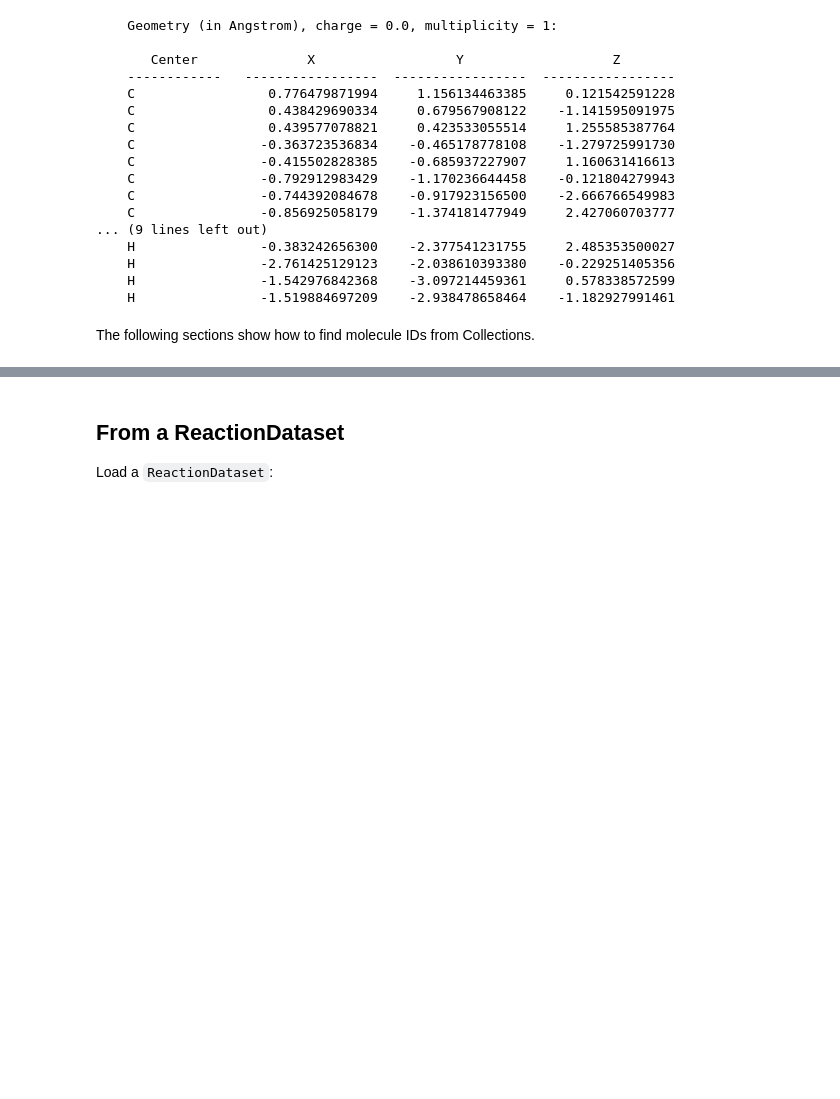
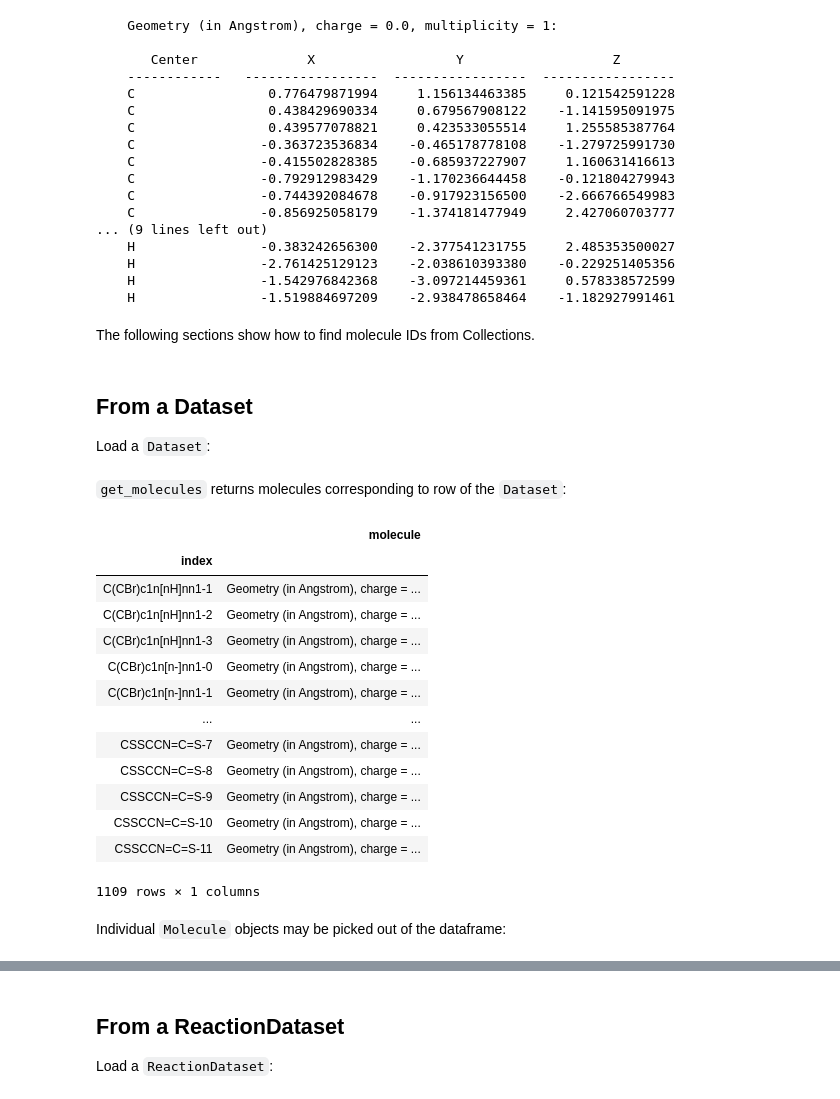
Before and after one commit to MolSSI/QCArchiveExamples, a Jupyter notebook: cookbook/molecules.ipynb, the cells around one changed output, grey strips where cells are left out. Saved outputs shown, nothing was run; the diff lists cells and outputs as text; code cells hidden in the pictures; blank space fills up the shorter version.

Commit message:
Update molecules cookbook

```diff
--- a/cookbook/molecules.ipynb
+++ b/cookbook/molecules.ipynb
@@ -40,3 +40,33 @@ print(mol)
     H                -1.519884697209    -2.938478658464    -1.182927991461
 # %% [markdown]
 The following sections show how to find molecule IDs from Collections.
+# %% [markdown]
+## From a Dataset
+Load a `Dataset`:
+# %%
+import qcportal as ptl
+client = ptl.FractalClient()
+
+ds = client.get_collection("Dataset", "SMIRNOFF Coverage Set 1")
+# %% [markdown]
+`get_molecules` returns molecules corresponding to row of the `Dataset`:
+# %%
+molecules = ds.get_molecules()
+molecules
+# %% [output]
+|  | molecule |
+| index |  |
+| C(CBr)c1n[nH]nn1-1 | Geometry (in Angstrom), charge = ... |
+| C(CBr)c1n[nH]nn1-2 | Geometry (in Angstrom), charge = ... |
+| C(CBr)c1n[nH]nn1-3 | Geometry (in Angstrom), charge = ... |
+| C(CBr)c1n[n-]nn1-0 | Geometry (in Angstrom), charge = ... |
+| C(CBr)c1n[n-]nn1-1 | Geometry (in Angstrom), charge = ... |
+| ... | ... |
+| CSSCCN=C=S-7 | Geometry (in Angstrom), charge = ... |
+| CSSCCN=C=S-8 | Geometry (in Angstrom), charge = ... |
+| CSSCCN=C=S-9 | Geometry (in Angstrom), charge = ... |
+| CSSCCN=C=S-10 | Geometry (in Angstrom), charge = ... |
+| CSSCCN=C=S-11 | Geometry (in Angstrom), charge = ... |
+1109 rows × 1 columns
+# %% [markdown]
+Individual `Molecule` objects may be picked out of the dataframe:
```
Also changed, not shown: parts of 13 cells of this notebook.
